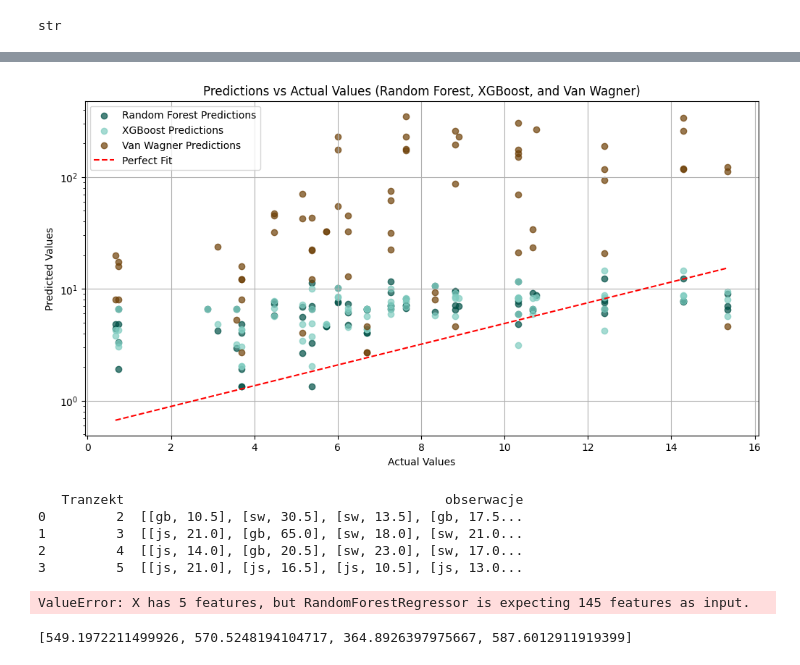
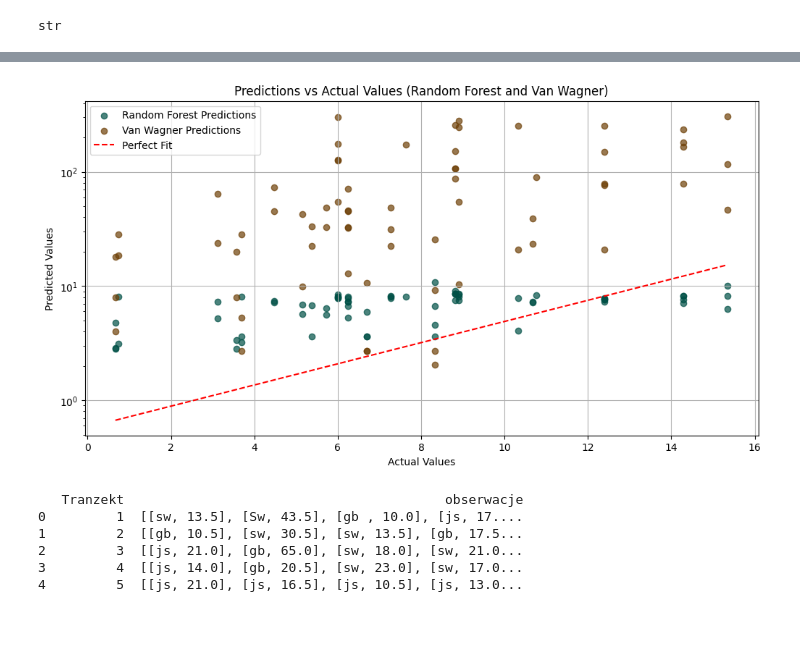
Before and after one commit to makowskiignacy/PELN, a Jupyter notebook: Drzewa_martwe_drewna.ipynb, the cells around one changed output, grey strips where cells are left out. Drawn from its saved outputs; the diff is of its cells as text; code cells hidden in the pictures; blank space fills up the shorter version.

```diff
--- a/Drzewa_martwe_drewna.ipynb
+++ b/Drzewa_martwe_drewna.ipynb
@@ -83,5 +56,5 @@ dane_test.head()
 # %%
-dane_test = pd.read_csv('PELN - Van Wagner całkowity pomiar (martwe drewno) (1).csv')
+dane_test = pd.read_csv('data/PELN - Van Wagner całkowity pomiar (martwe drewno).csv')
 dane_test.columns = ['nr_linii', 'nr_kwadratu', 'gatunek', 'srednica_cm', 'dlugosc']
 dane_test['dlugosc'] = dane_test['dlugosc'].astype(str).str.replace(',', '.', regex=False)
 dane_test['srednica_cm'] = dane_test['srednica_cm'].astype(str).str.replace(',', '.', regex=False)
@@ -251,7 +224,7 @@ def generuj_wiersze(wyniki_kwadratow):
     return wiersze
 
 
-kombinacje = stworz_kombinacje(wyniki_kwadratow)
+kombinacje = generuj_wiersze(wyniki_kwadratow)
 
 # Display results
 for k in kombinacje:
@@ -274,3 +252,6 @@ obj = pd.DataFrame(wyniki)
 type(obj.iloc[0][0])
 # %% [output]
 str
+# %%
+df = pd.DataFrame(kombinacje)
+type(df.iloc[0][0])
@@ -277,8 +260,22 @@ str
 # %%
+# Convert coordinates to string format for proper merging
+df['Kwadrat'] = df['Kwadrat'].astype(str)
+obj['Kwadrat'] = obj['Kwadrat'].astype(str)
+
+print("df columns:", df.columns.tolist())
+print("obj columns:", obj.columns.tolist())
+print("First few rows of df:")
+print(df.head())
+print("First few rows of obj:")
+print(obj.head())
+
 # Łączenie tabel na podstawie kolumny 'Kwadrat'
 polaczona_tabela = pd.merge(df, obj, on='Kwadrat', how='left').drop(columns=['Kwadrat', 'NS_WZ'])
 polaczona_tabela.columns = ['obserwacje', 'objetosc']
 
 # Wyświetlenie wyników
-print(polaczona_tabela)
+print("Final merged table:")
+print(polaczona_tabela.head())
+print("Shape:", polaczona_tabela.shape)
+print("Columns:", polaczona_tabela.columns.tolist())
 # %% [output]
@@ -515,37 +484,35 @@ print(data)
 # %%
 # Add Van Wagner predictions to the plot
 van_wagner_pred = data.loc[y_val.index, 'volume']  # Get Van Wagner volumes for the validation set
 
 plt.figure(figsize=(12, 6))
 
 # Get colors from the 'BrBG' colormap
 cmap = plt.get_cmap('BrBG')
-colors = [cmap(0.95), cmap(0.7), cmap(.05)] # Select colors from the extremes and middle of the colormap for better contrast
+colors = [cmap(0.95), cmap(0.05)] # Select colors from the extremes of the colormap for better contrast
 
 # Use selected colors for each model's predictions
-plt.scatter(y_val, rf_pred, alpha=0.7, label='Random Forest Predictions', color=colors[0])
-plt.scatter(y_val, xgb_pred, alpha=0.7, label='XGBoost Predictions', color=colors[1])
-plt.scatter(y_val, van_wagner_pred, alpha=0.7, label='Van Wagner Predictions', color=colors[2])
+plt.scatter(y_val, y_pred, alpha=0.7, label='Random Forest Predictions', color=colors[0])
+plt.scatter(y_val, van_wagner_pred, alpha=0.7, label='Van Wagner Predictions', color=colors[1])
 
 plt.plot([min(y_val), max(y_val)], [min(y_val), max(y_val)], color='red', linestyle='--', label='Perfect Fit') # Perfect fit line remains red
 
 plt.xlabel('Actual Values')
 plt.ylabel('Predicted Values')
-plt.title('Predictions vs Actual Values (Random Forest, XGBoost, and Van Wagner)')
+plt.title('Predictions vs Actual Values (Random Forest and Van Wagner)')
 plt.yscale('log')  # Set y-axis to logarithmic scale
 plt.legend()
 plt.grid(True) # Add grid to the plot
 plt.show()
 # %% [output]
-[figure, old version]
+[figure, new version]
 # %%
 # Load the CSV file
-file_path = 'PELN - transekt liniowy środa (4).csv'  # Replace with the actual file path
-data = pd.read_csv(file_path).dropna()
+file_path = 'data/PELN - transekt liniowy środa.csv'
+data = pd.read_csv(file_path)
 
 # Clean the 'Średnica' column: replace '-' with NaN and convert to numeric
-data['Średnica'] = data['Średnica'].replace('-', np.nan)
-data['Średnica'] = data['Średnica'].astype(str).str.replace(',', '.', regex=False).astype(float)
+data['Średnica'] = data['Średnica'].astype(str).str.replace(',', '.').replace('-', np.nan)
 data['Średnica'] = pd.to_numeric(data['Średnica'], errors='coerce')
 
 # Drop rows where 'Średnica' is NaN after coercion
@@ -561,29 +528,13 @@ def create_observations(data):
     return pd.DataFrame({'Tranzekt': observations.index, 'obserwacje': observations.values})
 
 # Generate the DataFrame
-result_df = create_observations(data)
+new_data_df = create_observations(data)
 
-print(result_df)
+print(new_data_df)
 # %% [output]
    Tranzekt                                         obserwacje
-0         2  [[gb, 10.5], [sw, 30.5], [sw, 13.5], [gb, 17.5...
-1         3  [[js, 21.0], [gb, 65.0], [sw, 18.0], [sw, 21.0...
-2         4  [[js, 14.0], [gb, 20.5], [sw, 23.0], [sw, 17.0...
-3         5  [[js, 21.0], [js, 16.5], [js, 10.5], [js, 13.0...
+0         1  [[sw, 13.5], [Sw, 43.5], [gb , 10.0], [js, 17....
+1         2  [[gb, 10.5], [sw, 30.5], [sw, 13.5], [gb, 17.5...
+2         3  [[js, 21.0], [gb, 65.0], [sw, 18.0], [sw, 21.0...
+3         4  [[js, 14.0], [gb, 20.5], [sw, 23.0], [sw, 17.0...
+4         5  [[js, 21.0], [js, 16.5], [js, 10.5], [js, 13.0...
-# %%
-processed, encoder = preprocess_data(result_df)
-
-fun_pred = rf_model.predict(processed)
-xgb_pred = xgb_model.predict(processed)
-
-print(fun_pred)
-print(xgb_pred)
-# %% [output]
-ValueError: X has 5 features, but RandomForestRegressor is expecting 145 features as input.
-# %%
-# Calculate volumes for each row
-pred_wagner = calculate_van_wagner_volumes(result_df)
-
-print(pred_wagner)
-# %% [output]
-[549.1972211499926, 570.5248194104717, 364.8926397975667, 587.6012911919399]
```
Also changed, not shown: parts of 18 cells of this notebook, 1 other file.
